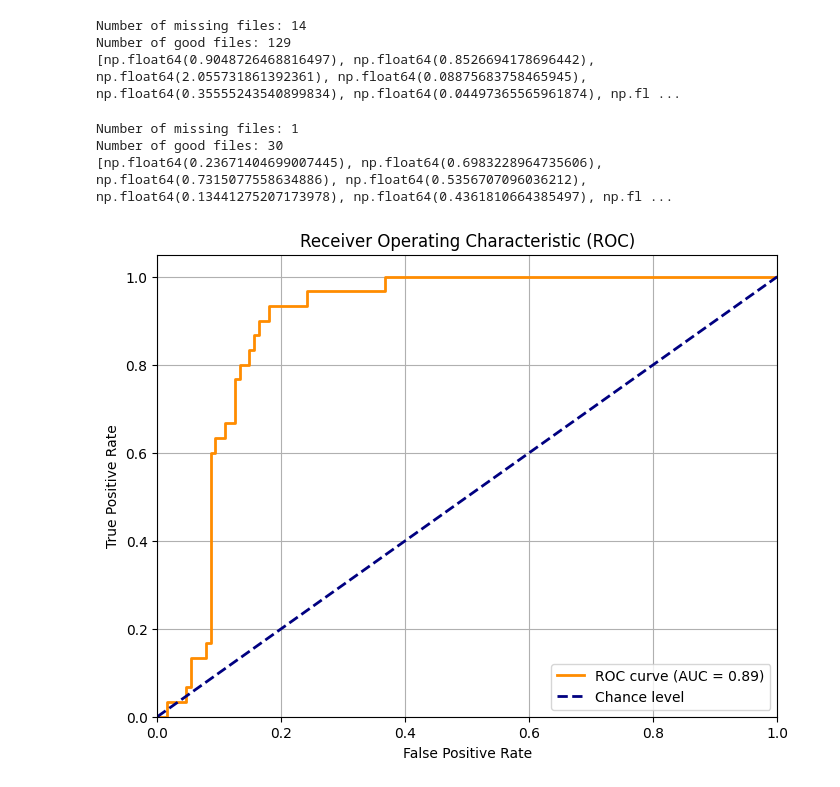
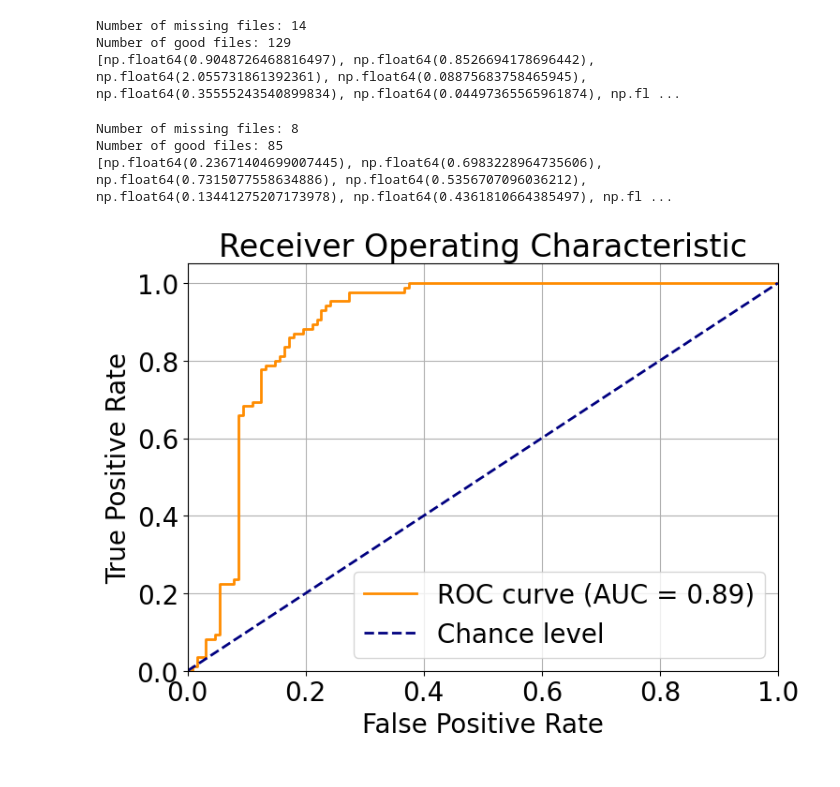
Before and after one commit to ctaverni/perspective-analysis-of-generated-images, a Jupyter notebook: feature_extraction/test_metrics.ipynb, the cells around one changed output. Drawn from its saved outputs; the diff is of its cells as text; code cells hidden in the pictures.

```diff
--- a/feature_extraction/test_metrics.ipynb
+++ b/feature_extraction/test_metrics.ipynb
@@ -36,8 +36,8 @@ for real in real_files:
     mean = np.mean([np.mean([x["mean"] for x in frame]) for frame in metrics])
     real_mean_list.append(mean)
 
-    max_value = np.max([np.max([x["mean"] for x in frame]) for frame in metrics])
-    real_max_list.append(max_value)
+    # max_value = np.max([np.max([x["mean"] for x in frame]) for frame in metrics])
+    # real_max_list.append(max_value)
 
     # median = np.median([np.median([x["mean"] for x in frame]) for frame in metrics])
     # real_median_list.append(median)
@@ -91,8 +91,8 @@ print(f"Number of missing files: {n_missing}")
 print(f"Number of good files: {n_good}")
 print(gen_mean_list)
 # %% [output]
-Number of missing files: 1
-Number of good files: 30
+Number of missing files: 8
+Number of good files: 85
 [np.float64(0.23671404699007445), np.float64(0.6983228964735606), np.float64(0.7315077558634886), np.float64(0.5356707096036212), np.float64(0.13441275207173978), np.float64(0.4361810664385497), np.fl ...
 # %%
 import matplotlib.pyplot as plt
@@ -101,36 +101,42 @@ from sklearn.metrics import roc_curve, auc
 # start with means
 
 # Combine data
 X = np.array(real_mean_list + gen_mean_list)
 y = np.concatenate([np.zeros_like(real_mean_list), np.ones_like(gen_mean_list)])
 
 mask = np.isnan(X)
 
 X = X[~mask]
 y = y[~mask]
 # Ensure that the lengths of X and y match
 if len(X) != len(y):
     raise ValueError("Length of X and y do not match after filtering NaNs.")
 
 # Compute ROC curve and ROC area
 fpr, tpr, thresholds = roc_curve(y, X)  # Use values as scores
 roc_auc = auc(fpr, tpr)
 
 # Plot ROC curve
+plt.rcParams.update({'font.size': 20})
 plt.figure(figsize=(8, 6))
 plt.plot(fpr, tpr, color='darkorange', lw=2, label=f'ROC curve (AUC = {roc_auc:.2f})')
 plt.plot([0, 1], [0, 1], color='navy', lw=2, linestyle='--', label='Chance level')
 plt.xlim([0.0, 1.0])
 plt.ylim([0.0, 1.05])
 plt.xlabel('False Positive Rate')
 plt.ylabel('True Positive Rate')
-plt.title('Receiver Operating Characteristic (ROC)')
+plt.title('Receiver Operating Characteristic')
 plt.legend(loc="lower right")
 plt.grid(True)
 # plt.show()
-plt.savefig("roc_curve_means.png")
+# make tight
+plt.tight_layout()
+# increase font size
+
+plt.savefig("roc_curve_means.pdf")
+plt.show()
 # %% [output]
-[figure, old version]
+[figure, new version]
 # %%
 from sklearn.metrics import precision_recall_curve, average_precision_score
 
```
Also changed, not shown: parts of 2 cells of this notebook, 2 other files.
